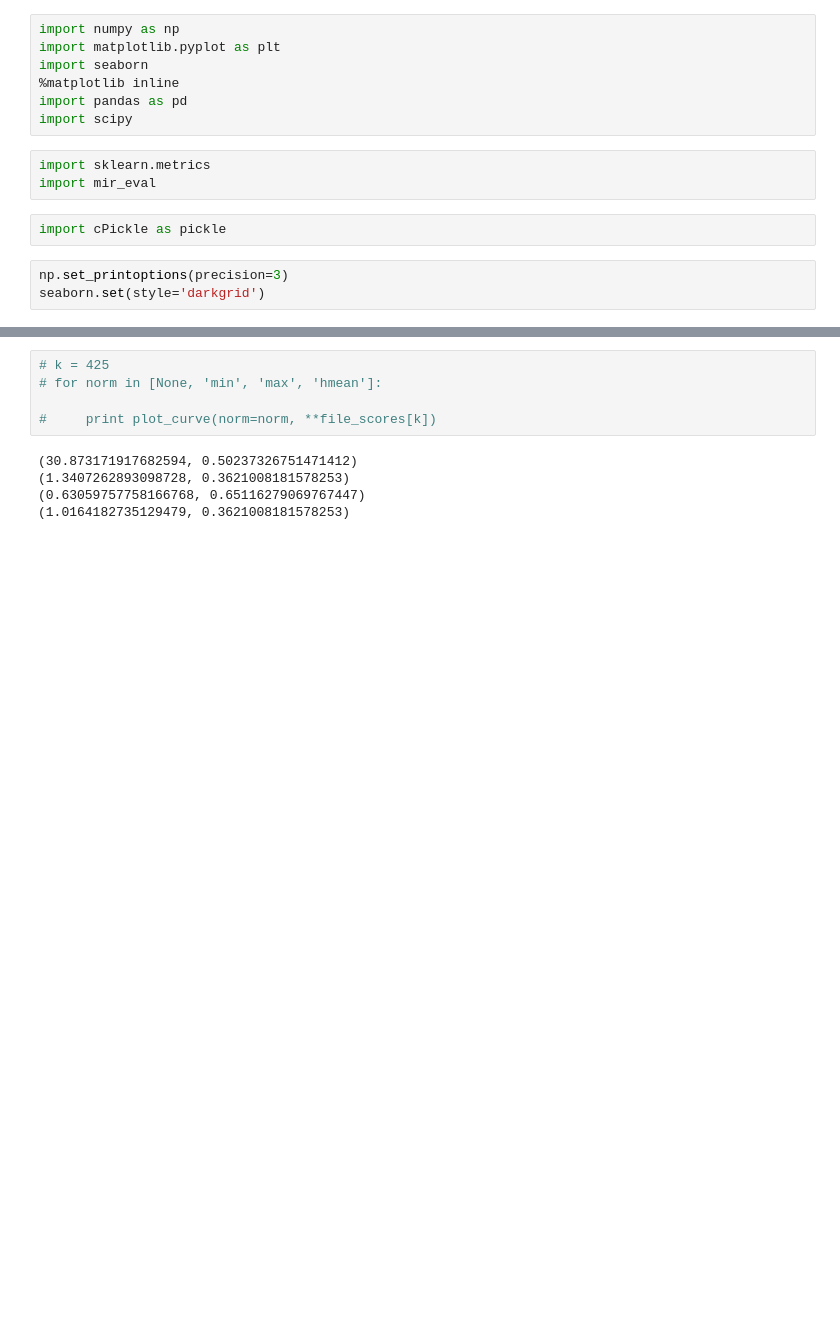
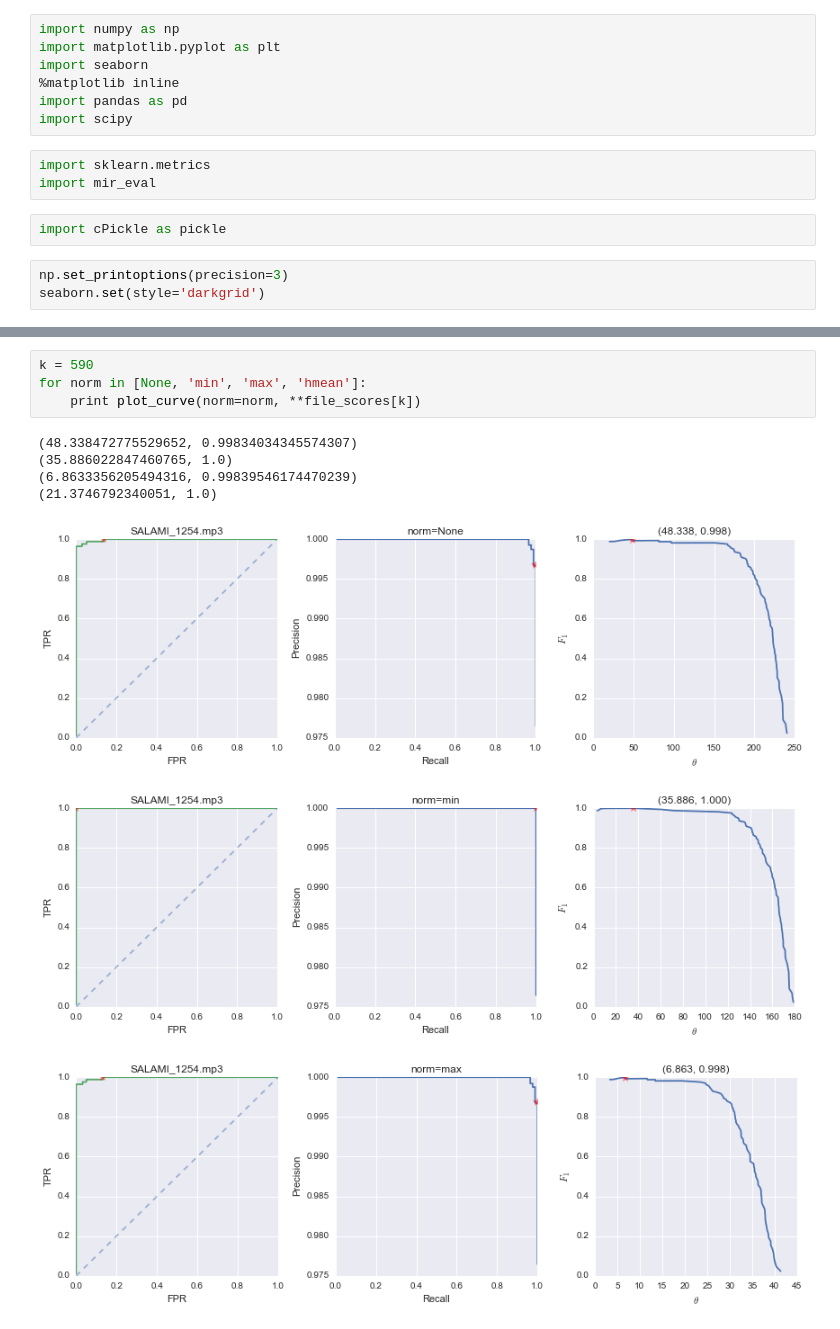
Before and after one commit to urinieto/similarity_classification, a Jupyter notebook: notes/Repetition detection threshold.ipynb, the cells around one changed output, grey strips where cells are left out. Drawn from its saved outputs; the diff is of its cells as text; blank space fills up the shorter version.

```diff
--- a/notes/Repetition detection threshold.ipynb
+++ b/notes/Repetition detection threshold.ipynb
@@ -108,10 +150,12 @@ def plot_curve(file_name='', intervals=None, labels=None, scores=None, norm=None
 # %%
-# k = 425
-# for norm in [None, 'min', 'max', 'hmean']:
-
-#     print plot_curve(norm=norm, **file_scores[k])
+k = 590
+for norm in [None, 'min', 'max', 'hmean']:
+    print plot_curve(norm=norm, **file_scores[k])
 # %% [output]
-(30.873171917682594, 0.50237326751471412)
-(1.3407262893098728, 0.3621008181578253)
-(0.63059757758166768, 0.65116279069767447)
-(1.0164182735129479, 0.3621008181578253)
+(48.338472775529652, 0.99834034345574307)
+(35.886022847460765, 1.0)
+(6.8633356205494316, 0.99839546174470239)
+(21.3746792340051, 1.0)
+[figure, added]
+[figure, added]
+[figure, added]
```
Also changed, not shown: parts of 5 cells of this notebook, 1 other file.
